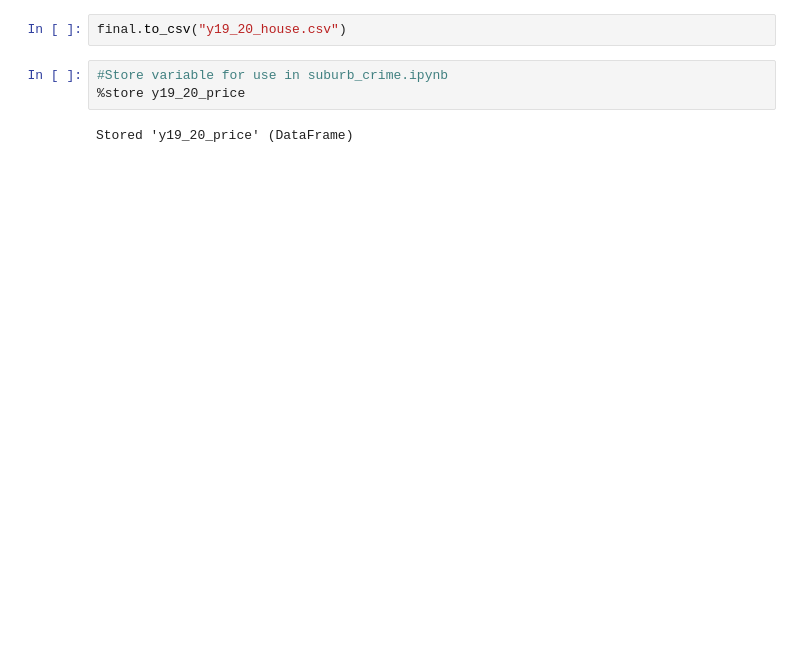
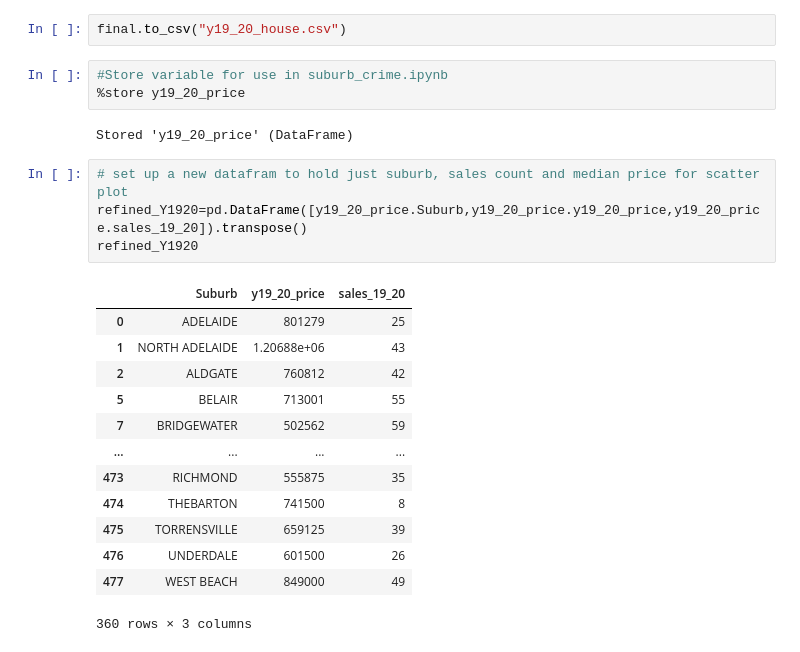
Before and after one commit to Sprettle/Chevrolet-Chilis, a Jupyter notebook: Resources/housingxlsm_code/merge19_20.ipynb, the cells around one changed output. Drawn from its saved outputs; the diff is of its cells as text; blank space fills up the shorter version.

```diff
--- a/Resources/housingxlsm_code/merge19_20.ipynb
+++ b/Resources/housingxlsm_code/merge19_20.ipynb
@@ -135,3 +143,21 @@ final.to_csv("y19_20_house.csv")
 %store y19_20_price
 # %% [output]
 Stored 'y19_20_price' (DataFrame)
+# %%
+# set up a new datafram to hold just suburb, sales count and median price for scatter plot
+refined_Y1920=pd.DataFrame([y19_20_price.Suburb,y19_20_price.y19_20_price,y19_20_price.sales_19_20]).transpose()
+refined_Y1920
+# %% [output]
+|  | Suburb | y19_20_price | sales_19_20 |
+| 0 | ADELAIDE | 801279 | 25 |
+| 1 | NORTH ADELAIDE | 1.20688e+06 | 43 |
+| 2 | ALDGATE | 760812 | 42 |
+| 5 | BELAIR | 713001 | 55 |
+| 7 | BRIDGEWATER | 502562 | 59 |
+| ... | ... | ... | ... |
+| 473 | RICHMOND | 555875 | 35 |
+| 474 | THEBARTON | 741500 | 8 |
+| 475 | TORRENSVILLE | 659125 | 39 |
+| 476 | UNDERDALE | 601500 | 26 |
+| 477 | WEST BEACH | 849000 | 49 |
+360 rows × 3 columns
```
Also changed, not shown: parts of 7 cells of this notebook, 9 other files.
